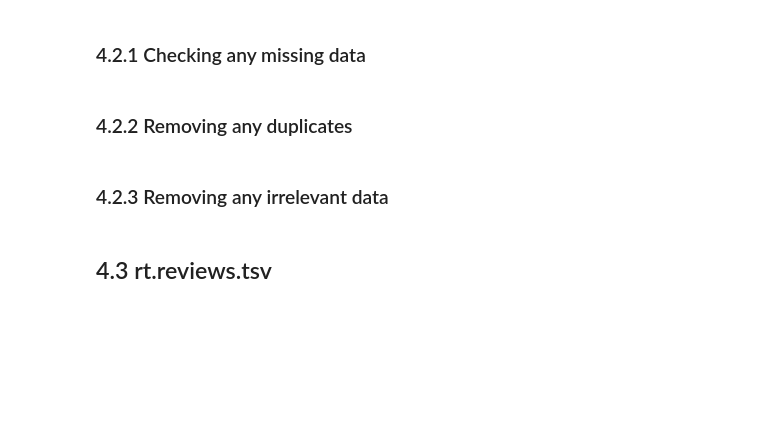
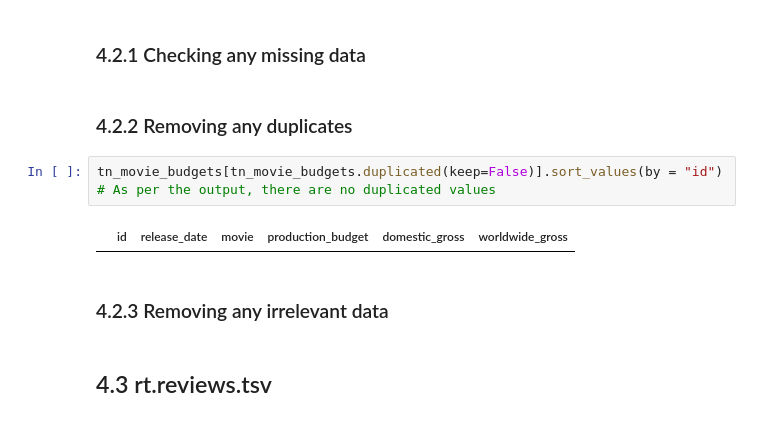
Before and after one commit to MuchiriKinyua/Microsoft-Movie-Project, a Jupyter notebook: Microsoft Movie project.ipynb, the cells around one changed output. Drawn from its saved outputs; the diff is of its cells as text; blank space fills up the shorter version.

```diff
--- a/Microsoft Movie project.ipynb
+++ b/Microsoft Movie project.ipynb
@@ -239,6 +259,11 @@ rt_movie_info.describe()
 ### 4.2.1 Checking any missing data
 # %% [markdown]
 ### 4.2.2 Removing any duplicates
+# %%
+tn_movie_budgets[tn_movie_budgets.duplicated(keep=False)].sort_values(by = "id")
+# As per the output, there are no duplicated values
+# %% [output]
+|  | id | release_date | movie | production_budget | domestic_gross | worldwide_gross |
 # %% [markdown]
 ### 4.2.3 Removing any irrelevant data
 # %% [markdown]
```
Also changed, not shown: parts of 4 cells of this notebook.
